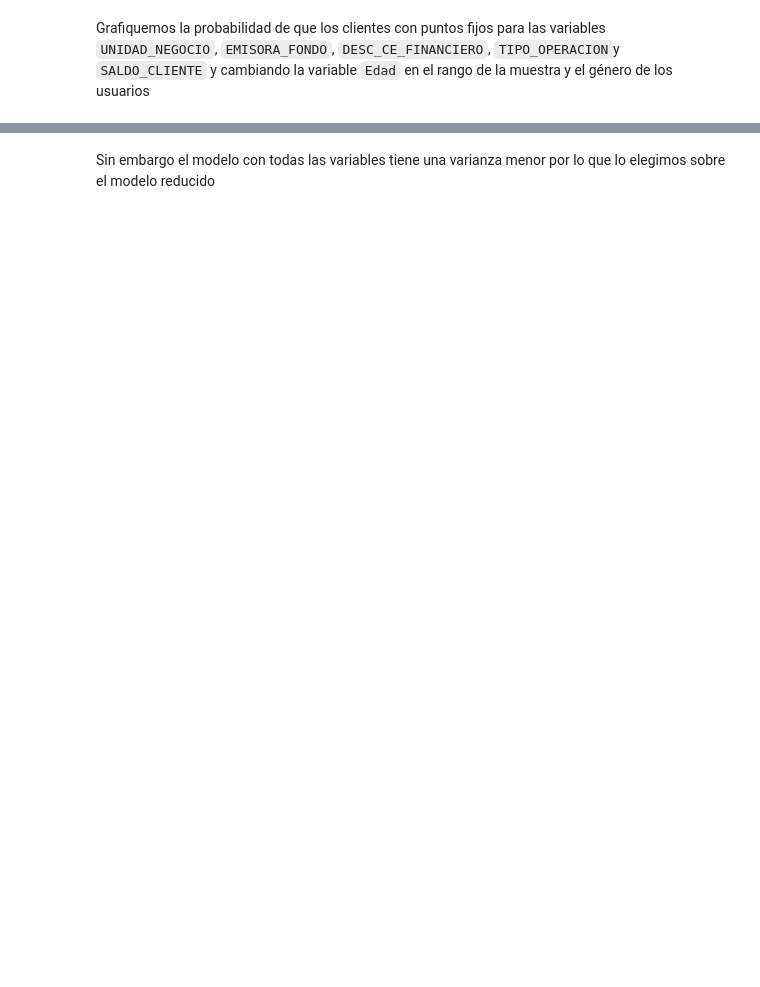
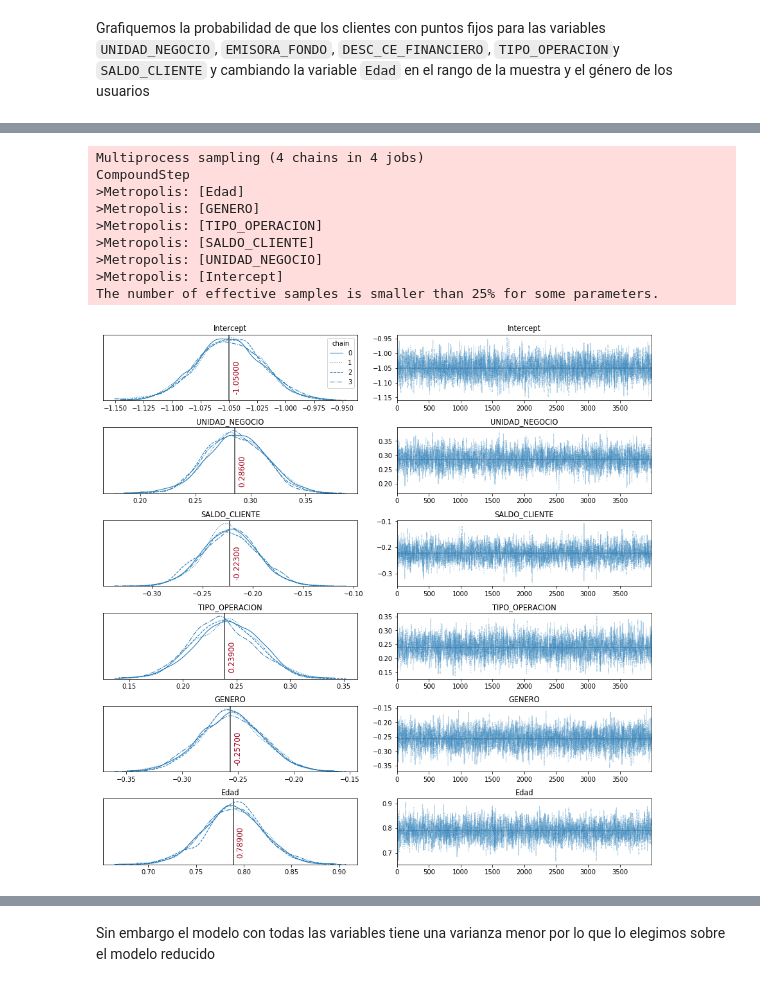
Before and after one commit to fou-foo/DSenCDMX, a Jupyter notebook: JessUP/ML2/Code/Model/LogRegBayesian.ipynb, the cells around one changed output, grey strips where cells are left out. Saved outputs shown, nothing was run; the diff lists cells and outputs as text; code cells hidden in the pictures; blank space fills up the shorter version.

```diff
--- a/JessUP/ML2/Code/Model/LogRegBayesian.ipynb
+++ b/JessUP/ML2/Code/Model/LogRegBayesian.ipynb
@@ -301,7 +301,7 @@ with pm.Model() as logistic_model:
                             family=pm.glm.families.Binomial())
     step = pm.Metropolis()
     #trace = pm.sample(1000, tune=1000,  init='adapt_diag', step=step)
-    trace = pm.sample(20000, tune=60000, step=step)
+    trace = pm.sample(8000, tune=8000, step=step)
 # %% [output]
 Multiprocess sampling (4 chains in 4 jobs)
 CompoundStep
@@ -364,13 +392,24 @@ plt.show()
 # %%
 # probemos un modleo sin las variables menos significativas 'DESC_CE_FINANCIERO' y 'EMISORA_FONDO'
 with pm.Model() as logistic_model_redox:
     pm.glm.GLM.from_formula('ENROLADO ~ UNIDAD_NEGOCIO + SALDO_CLIENTE + TIPO_OPERACION +GENERO + Edad',
                             datos,
                             family=pm.glm.families.Binomial())
     step = pm.Metropolis()
     #trace = pm.sample(1000, tune=1000,  init='adapt_diag', step=step)
-    trace2 =pm.sample(20000, tune=60000, step=step)
+    trace2 =pm.sample(4000, tune=8000, step=step)
 plot_traces(trace2)
+# %% [output]
+Multiprocess sampling (4 chains in 4 jobs)
+CompoundStep
+>Metropolis: [Edad]
+>Metropolis: [GENERO]
+>Metropolis: [TIPO_OPERACION]
+>Metropolis: [SALDO_CLIENTE]
+>Metropolis: [UNIDAD_NEGOCIO]
+>Metropolis: [Intercept]
+The number of effective samples is smaller than 25% for some parameters.
+[figure, added]
 # %%
 model_dict = { 'modelo1': trace, 'reducido':trace2}
 dfwaic = pm.compare(model_dict, ic='WAIC', scale = 'deviance')
```
Also changed, not shown: parts of 19 cells of this notebook, 1 other file.
